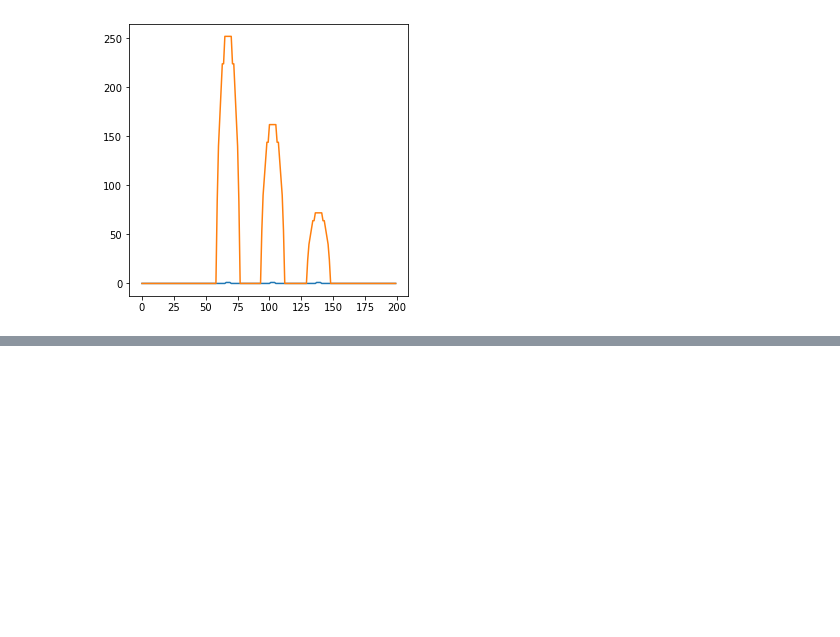
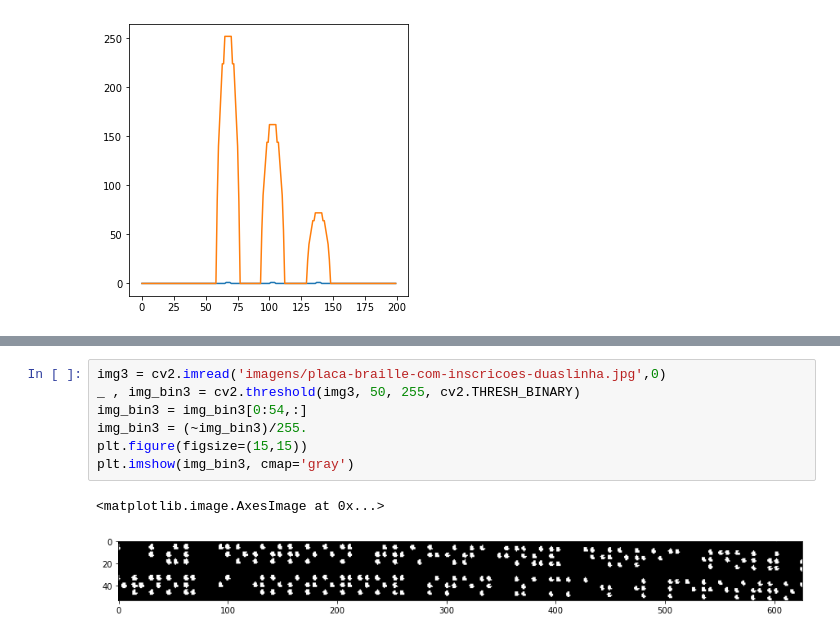
Before and after one commit to code-coffee-ufcg/braillingo-backend, a Jupyter notebook: obr/histogram_analysis.ipynb, the cells around one changed output, grey strips where cells are left out. Saved outputs shown, nothing was run; the diff lists cells and outputs as text; blank space fills up the shorter version.

```diff
--- a/obr/histogram_analysis.ipynb
+++ b/obr/histogram_analysis.ipynb
@@ -261,0 +314,10 @@ for yc in ycords:
+# %%
+img3 = cv2.imread('imagens/placa-braille-com-inscricoes-duaslinha.jpg',0)
+_ , img_bin3 = cv2.threshold(img3, 50, 255, cv2.THRESH_BINARY)
+img_bin3 = img_bin3[0:54,:]
+img_bin3 = (~img_bin3)/255.
+plt.figure(figsize=(15,15))
+plt.imshow(img_bin3, cmap='gray')
+# %% [output]
+<matplotlib.image.AxesImage at 0x...>
+[figure, added]
```
Also changed, not shown: parts of 26 cells of this notebook, 2 other files.
